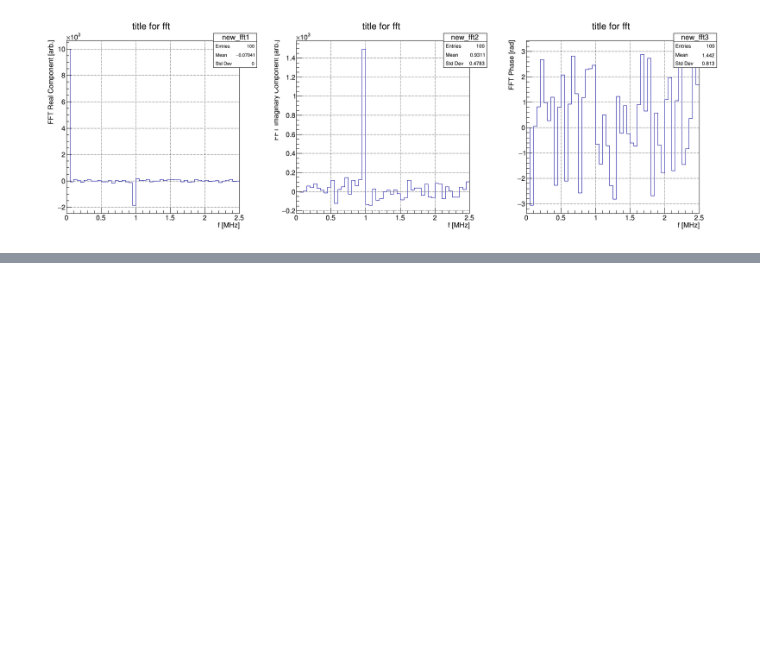
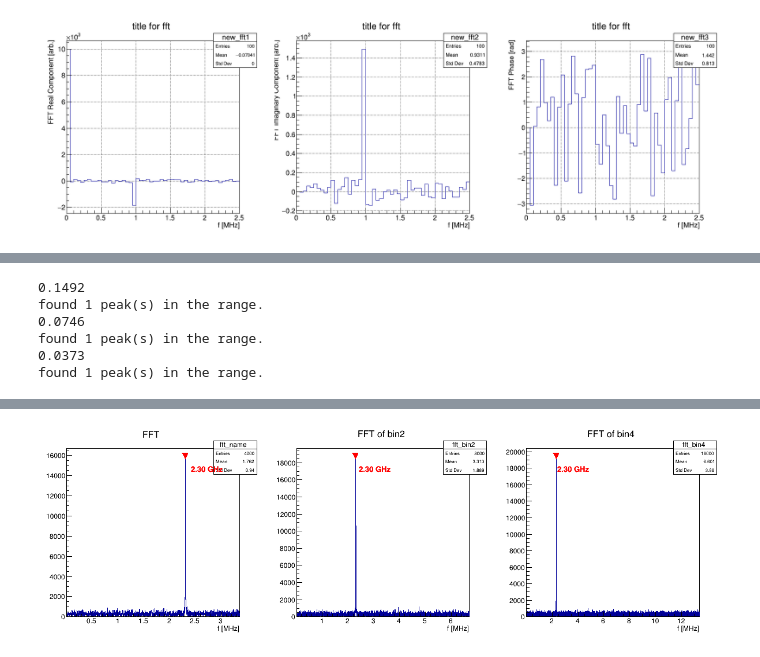
Before and after one commit to junkai2998/root_tools, a Jupyter notebook: ToolsCollection_TestBench.ipynb, the cells around one changed output, grey strips where cells are left out. Drawn from its saved outputs; the diff is of its cells as text; code cells hidden in the pictures; blank space fills up the shorter version.

```diff
--- a/ToolsCollection_TestBench.ipynb
+++ b/ToolsCollection_TestBench.ipynb
@@ -123,0 +178,28 @@ Warning in <TCanvas::Constructor>: Deleting canvas with same name: c
+# %%
+# sorry, the rest were misunderstanding ... this one is correct. c++ dont have things like 'keyword arguments'
+
+c = r.TCanvas("cc","c",1200,400)
+c.Divide(3,1)
+c.cd(1)
+hist_fft = r.fft(hist,fftname="fft_name",given_title="FFT",fstart=0.01)
+hist_fft.Draw()
+r.identify_hist_peaks3(hist_fft,3,1,2,"",0.1,True,True,"GHz") # draw = True, addToHist = True, decimal_places = 3,
+
+c.cd(2)
+hist_bin2_fft = r.fft(hist_bin2,fftname="fft_bin2",given_title="FFT of bin2",fstart=0.01)
+hist_bin2_fft.Draw()
+r.identify_hist_peaks3(hist_bin2_fft,3,1,2,"",0.1,True,True,"GHz")
+
+
+c.cd(3)
+hist_bin4_fft = r.fft(hist_bin4,fftname="fft_bin4",given_title="FFT of bin4",fstart=0.01)
+hist_bin4_fft.Draw()
+r.identify_hist_peaks3(hist_bin4_fft,3,1,2,"",0.1,True,True,"GHz")
+c.Draw()
+# %% [output]
+0.1492
+found 1 peak(s) in the range.
+0.0746
+found 1 peak(s) in the range.
+0.0373
+found 1 peak(s) in the range.
@@ -123,0 +208 @@ Warning in <TCanvas::Constructor>: Deleting canvas with same name: c
+[figure, added]
```
Also changed, not shown: parts of 6 cells of this notebook, 3 other files.
